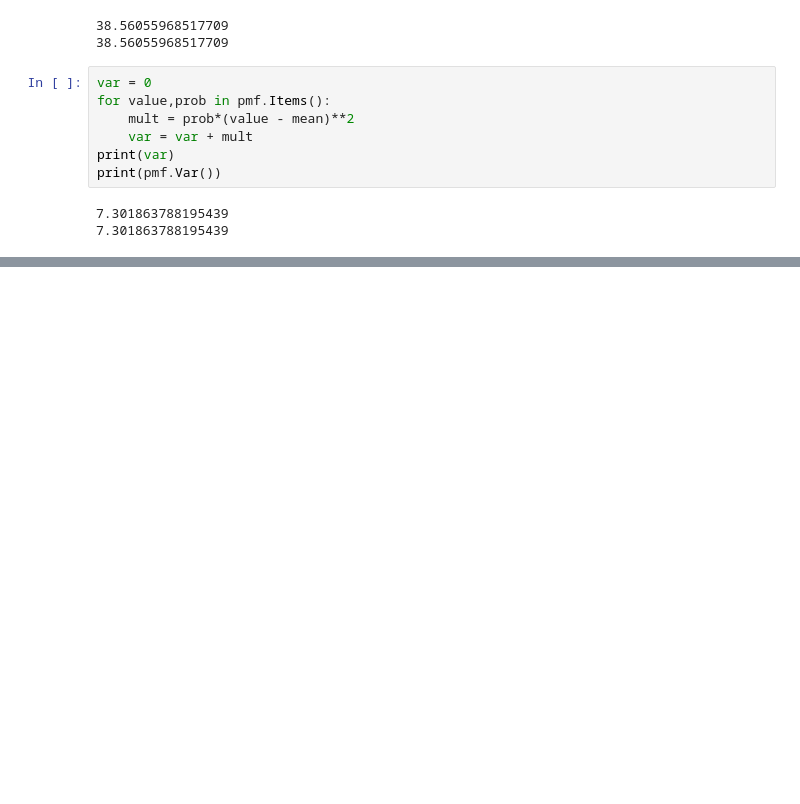
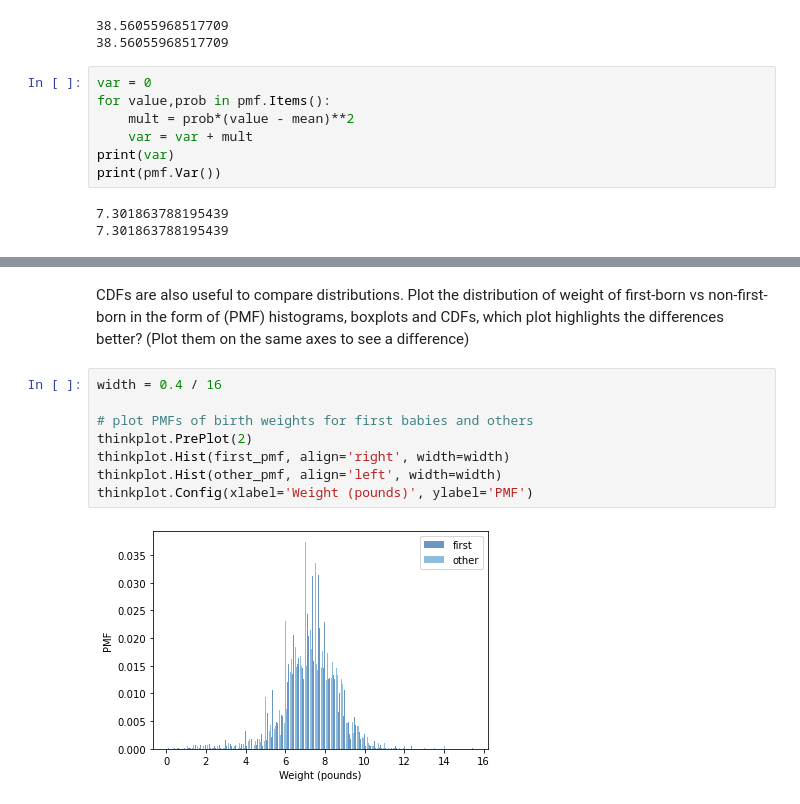
Before and after one commit to EmbraceTEC/ThinkStats2, a Jupyter notebook: code/DT 1 - Exercise day.ipynb, the cells around one changed output, grey strips where cells are left out. Saved outputs shown, nothing was run; the diff lists cells and outputs as text; blank space fills up the shorter version.

```diff
--- a/code/DT 1 - Exercise day.ipynb
+++ b/code/DT 1 - Exercise day.ipynb
@@ -203,0 +285,12 @@ print(pmf.Var())
+# %% [markdown]
+CDFs are also useful to compare distributions. Plot the distribution of weight of first-born vs non-first-born in the form of (PMF) histograms, boxplots and CDFs, which plot highlights the differences better? (Plot them on the same axes to see a difference)
+# %%
+width = 0.4 / 16
+
+# plot PMFs of birth weights for first babies and others
+thinkplot.PrePlot(2)
+thinkplot.Hist(first_pmf, align='right', width=width)
+thinkplot.Hist(other_pmf, align='left', width=width)
+thinkplot.Config(xlabel='Weight (pounds)', ylabel='PMF')
+# %% [output]
+[figure, added]
```
Also changed, not shown: parts of 26 cells of this notebook, 2 other files.
